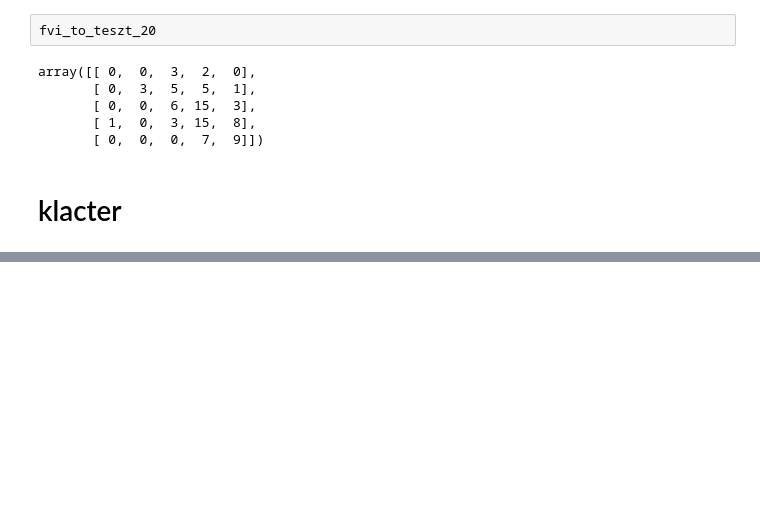
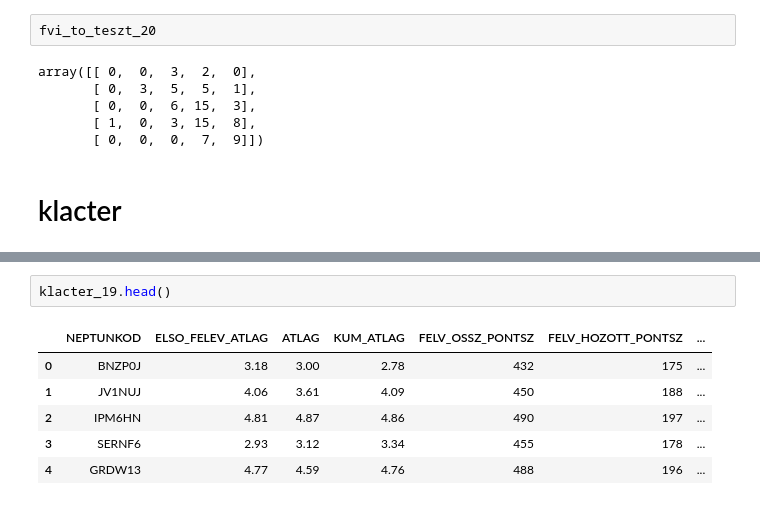
Before and after one commit to konderal333/-nkutfel, a Jupyter notebook: ONKUTFEL2/öngud.ipynb, the cells around one changed output, grey strips where cells are left out. Saved outputs shown, nothing was run; the diff lists cells and outputs as text; blank space fills up the shorter version.

```diff
--- a/ONKUTFEL2/öngud.ipynb
+++ b/ONKUTFEL2/öngud.ipynb
@@ -880,0 +908,9 @@ klacter_18 = data_2018.drop(columns = ['NEV'])
+# %%
+klacter_19.head()
+# %% [output]
+|  | NEPTUNKOD | ELSO_FELEV_ATLAG | ATLAG | KUM_ATLAG | FELV_OSSZ_PONTSZ | FELV_HOZOTT_PONTSZ | ... |
+| 0 | BNZP0J | 3.18 | 3.00 | 2.78 | 432 | 175 | ... |
+| 1 | JV1NUJ | 4.06 | 3.61 | 4.09 | 450 | 188 | ... |
+| 2 | IPM6HN | 4.81 | 4.87 | 4.86 | 490 | 197 | ... |
+| 3 | SERNF6 | 2.93 | 3.12 | 3.34 | 455 | 178 | ... |
+| 4 | GRDW13 | 4.77 | 4.59 | 4.76 | 488 | 196 | ... |
```
Also changed, not shown: parts of 9 cells of this notebook.
